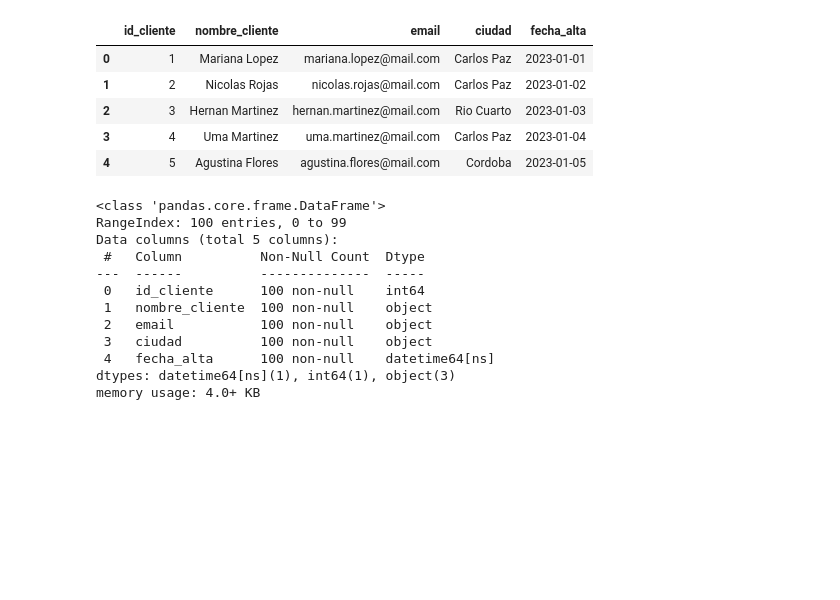
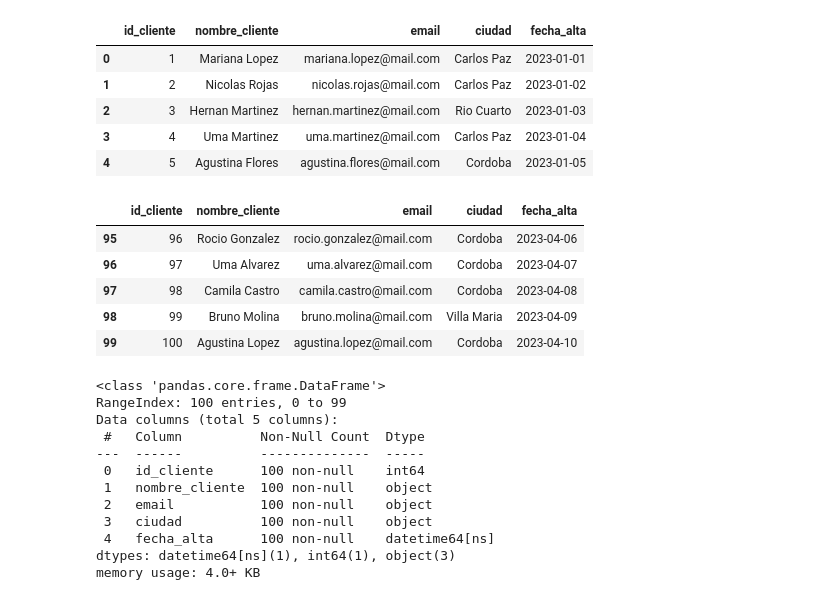
Before and after one commit to DiegoPenalba/ProyectoAurilion, a Jupyter notebook: data.ipynb, the cells around one changed output. Saved outputs shown, nothing was run; the diff lists cells and outputs as text; code cells hidden in the pictures; blank space fills up the shorter version.

```diff
--- a/data.ipynb
+++ b/data.ipynb
@@ -23,6 +49,15 @@ clientes_df.head()
 | 2 | 3 | Hernan Martinez | hernan.martinez@mail.com | Rio Cuarto | 2023-01-03 |
 | 3 | 4 | Uma Martinez | uma.martinez@mail.com | Carlos Paz | 2023-01-04 |
 | 4 | 5 | Agustina Flores | agustina.flores@mail.com | Cordoba | 2023-01-05 |
+# %%
+clientes_df.tail()
+# %% [output]
+|  | id_cliente | nombre_cliente | email | ciudad | fecha_alta |
+| 95 | 96 | Rocio Gonzalez | rocio.gonzalez@mail.com | Cordoba | 2023-04-06 |
+| 96 | 97 | Uma Alvarez | uma.alvarez@mail.com | Cordoba | 2023-04-07 |
+| 97 | 98 | Camila Castro | camila.castro@mail.com | Cordoba | 2023-04-08 |
+| 98 | 99 | Bruno Molina | bruno.molina@mail.com | Villa Maria | 2023-04-09 |
+| 99 | 100 | Agustina Lopez | agustina.lopez@mail.com | Cordoba | 2023-04-10 |
 # %%
 clientes_df.info()
 # %% [output]
```
Also changed, not shown: parts of 30 cells of this notebook, 1 other file.
